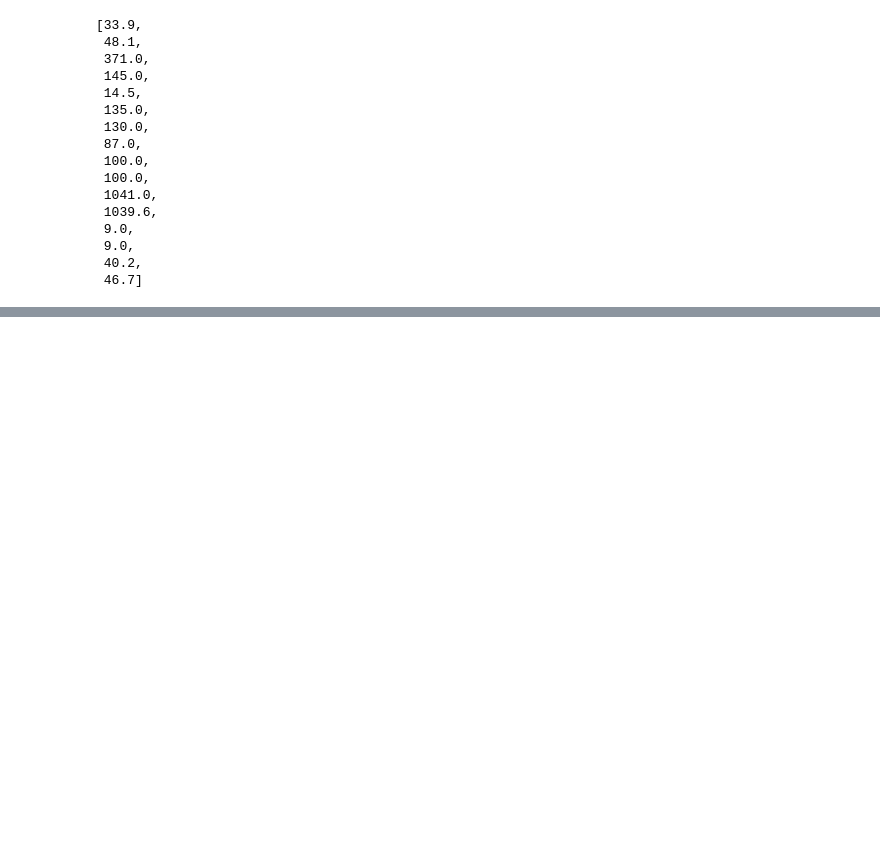
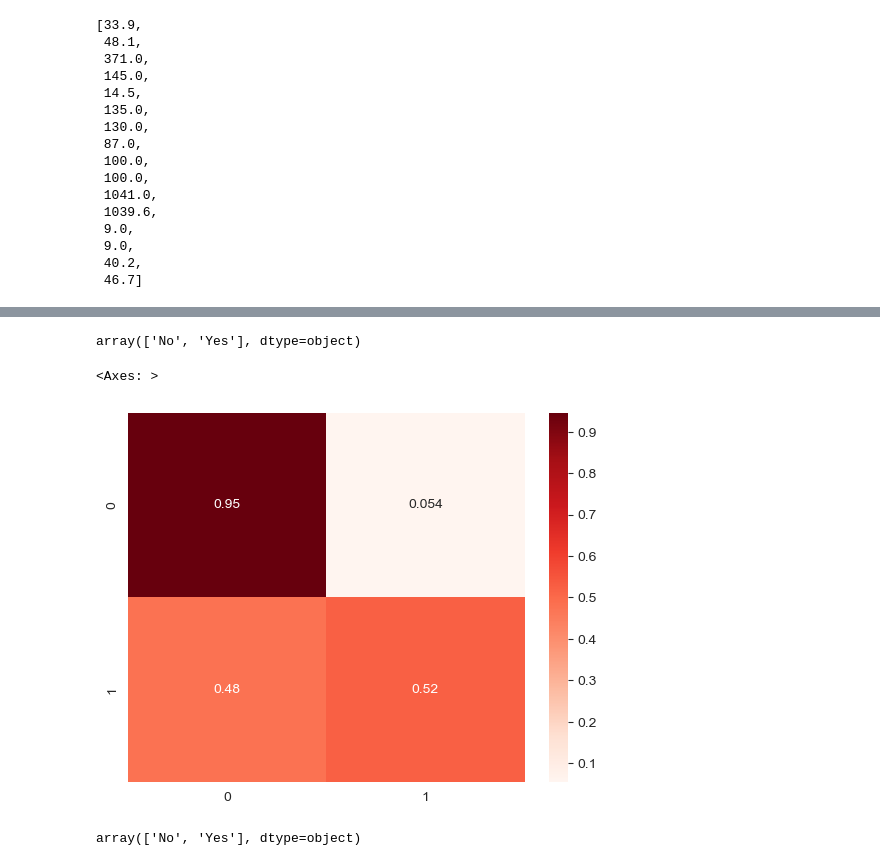
Before and after one commit to ahmadOlawale008/Machine-learning-projects, a Jupyter notebook: All Projects/Logistic regression.ipynb, the cells around one changed output, grey strips where cells are left out. Drawn from its saved outputs; the diff is of its cells as text; code cells hidden in the pictures; blank space fills up the shorter version.

Commit message:
Logistic Regression

```diff
--- a/All Projects/Logistic regression.ipynb
+++ b/All Projects/Logistic regression.ipynb
@@ -379,0 +470,4 @@ val_inputs[numeric_cols] = scaler.transform(val_inputs[numeric_cols])
+# %%
+model = LogisticRegression(max_iter=500)
+# %%
+model.fit(train_inputs[numeric_cols+encoded_cols], train_target)
@@ -379,0 +509,6 @@ val_inputs[numeric_cols] = scaler.transform(val_inputs[numeric_cols])
+# %%
+X_train = train_inputs[numeric_cols + encoded_cols]
+X_val = val_inputs[numeric_cols + encoded_cols]
+X_test = test_inputs[numeric_cols + encoded_cols]
+# %%
+train_predictions = model.predict(X_train)
@@ -379,0 +535,15 @@ val_inputs[numeric_cols] = scaler.transform(val_inputs[numeric_cols])
+# %%
+model.classes_
+# %% [output]
+array(['No', 'Yes'], dtype=object)
+# %%
+from sklearn.metrics import confusion_matrix
+
+sns.heatmap(confusion_matrix(train_target, train_predictions, normalize="true"), cmap="Reds", label=model.classes_.tolist(), annot=True)
+# %% [output]
+<Axes: >
+[figure, added]
+# %%
+model.classes_
+# %% [output]
+array(['No', 'Yes'], dtype=object)
```
Also changed, not shown: parts of 20 cells of this notebook.
